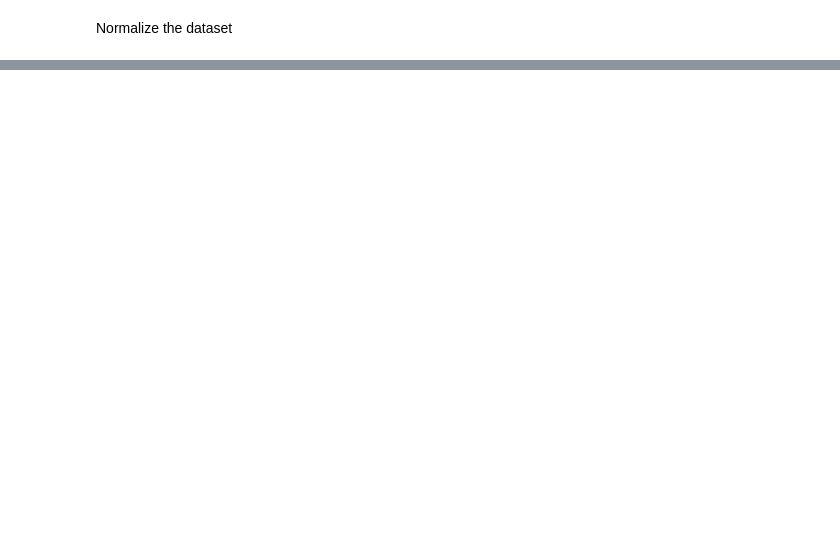
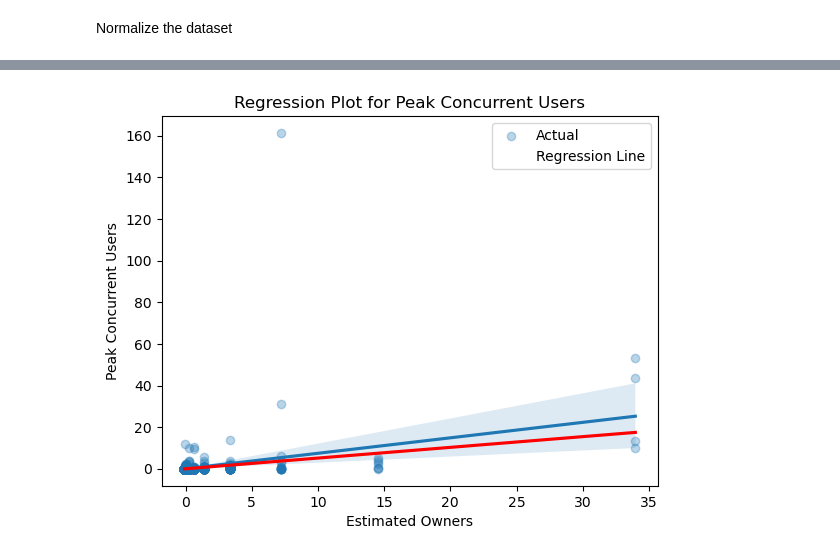
Before and after one commit to AlexOrtiz5/Games-Study, a Jupyter notebook: notebook/data_modeling.ipynb, the cells around one changed output, grey strips where cells are left out. Saved outputs shown, nothing was run; the diff lists cells and outputs as text; code cells hidden in the pictures; blank space fills up the shorter version.

```diff
--- a/notebook/data_modeling.ipynb
+++ b/notebook/data_modeling.ipynb
@@ -11,3 +18,9 @@ from sklearn.feature_extraction.text import CountVectorizer
+# %%
+password = getpass.getpass()
+user = 'root'
+database_name = 'steam_games'
+connection_string = f'mysql+pymysql://{user}:' + password + '@localhost/' + database_name
+engine = create_engine(connection_string)
 # %% [markdown]
 ### Read the CSVs
 # %%
@@ -104,0 +114,8 @@ Index(['appid', 'name', 'release_date', 'estimated_owners', 'peak_ccu',
+# %%
+# Fill NaN values with an empty string (if needed)
+game_df = game_df.fillna('')
+
+# Normalize numerical features using StandardScaler
+numerical_columns = game_df.select_dtypes(include=['float64', 'int64']).columns.difference(['appid'])
+scaler = StandardScaler()
+game_df[numerical_columns] = scaler.fit_transform(game_df[numerical_columns])
@@ -104,0 +138,19 @@ Index(['appid', 'name', 'release_date', 'estimated_owners', 'peak_ccu',
+# %%
+# Split the data into training and testing sets
+X_train, X_test, y_train, y_test = train_test_split(game_df[['estimated_owners']], game_df['peak_ccu'], test_size=0.2, random_state=42)
+
+# Fit a linear regression model on the training set
+model = LinearRegression().fit(X_train, y_train)
+
+# Predict on the test set
+y_pred = model.predict(X_test)
+
+# Evaluate the model
+mse = mean_squared_error(y_test, y_pred)
+r2 = r2_score(y_test, y_pred)
+
+print(f'Mean Squared Error: {mse}')
+print(f'R-squared: {r2}')
+
+# Print the coefficients
+print(f'Intercept: {model.intercept_}, Coefficient: {model.coef_}')
@@ -104,0 +172,11 @@ Index(['appid', 'name', 'release_date', 'estimated_owners', 'peak_ccu',
+# %%
+# Regression plot
+sns.regplot(x=X_test['estimated_owners'], y=y_test, scatter_kws={'alpha':0.3}, label='Actual')
+sns.regplot(x=X_test['estimated_owners'], y=y_pred, scatter_kws={'alpha':0}, line_kws={'color':'red'}, label='Regression Line')
+plt.title('Regression Plot for Peak Concurrent Users')
+plt.xlabel('Estimated Owners')
+plt.ylabel('Peak Concurrent Users')
+plt.legend()
+plt.show()
+# %% [output]
+[figure, added]
```
Also changed, not shown: parts of 49 cells of this notebook.
